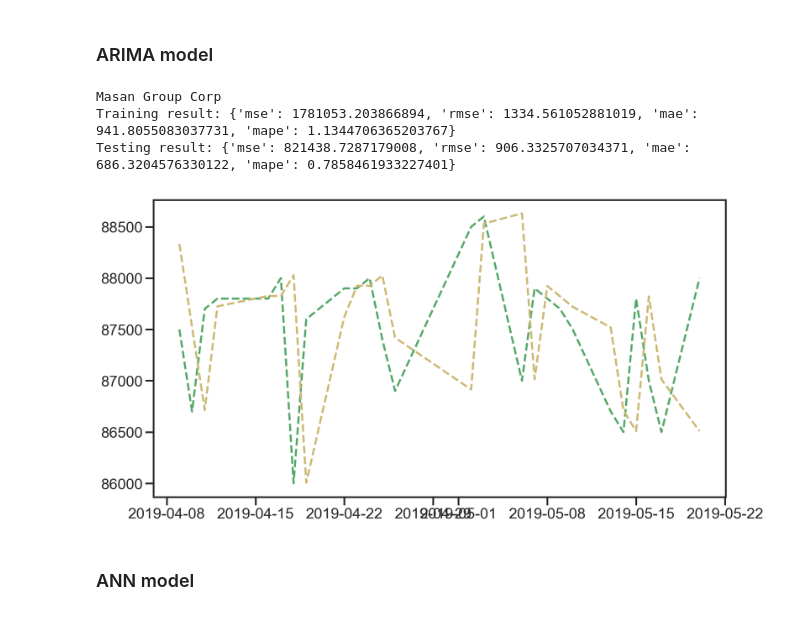
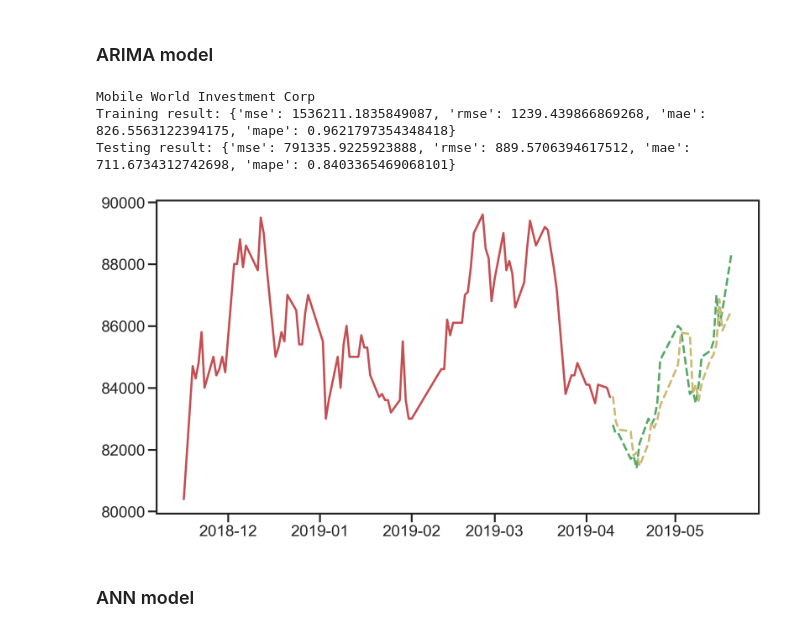
Before and after one commit to thanhphuong163/ForecastingStockPrice_thesis, a Jupyter notebook: get_images.ipynb, the cells around one changed output. Cells and saved outputs as stored; diff of their text form; code cells hidden in the pictures.

```diff
--- a/get_images.ipynb
+++ b/get_images.ipynb
@@ -56,9 +58,13 @@ end = datetime(2019,1,1)
 
 print(lst_ticket[:5])
 
-df = query.get_historical_data(lst_ticket[:5], start=start)
+df = query.get_historical_data(lst_ticket, start=start)
 closed_price = dict()
-for ticket in lst_ticket[:5]:
+for ticket in lst_ticket[3:10]:
     closed_price[ticket] = df[df.name == ticket]['close']
+
+series = df[df.name == 'Mobile World Investment Corp']['close']
+plt.plot(series)
+plt.show()
 # %% [output]
 ['Ho Chi Minh City Infrastructure Investment JSC', 'Ho Chi Minh City Development Joint Stock Commercial Bank', 'Hoa Phat Group JSC', 'Masan Group Corp', 'Military Commercial Joint Stock Bank']
@@ -86,37 +93,37 @@ def calculate_pacf(time_series, lag=20, alpha=0.01):
 # %% [markdown]
 ### ARIMA model
 # %%
-for ticket in lst_ticket[3:4]:
+start_train = 0.9
+end_train = 0.98
+for ticket in lst_ticket[5:6]:
     time_series = df[df.name == ticket]['close']
     # split data
     time_series = time_series.sort_index()
     size = len(time_series)
-    start_train = 0.9
-    end_train = 0.98
     train_start = int(start_train * size)
     train_end = int(end_train * size)
     train, test = time_series[train_start:train_end], time_series[train_end:]
 
-    result = run_model_with_parameters(train, test, model_selection='ARIMA', order=(1,0,0))
+    result = run_model_with_parameters(train, test, model_selection='ARIMA', order=(1, 1, 2))
     if result['status']:
         validation = result['model'].validate(test)
         time.sleep(1)
         print(ticket)
         print('Training result:', result['train_evaluation'])
         print('Testing result:', result['test_evaluation'])
         fig, ax1 = plt.subplots(nrows=1, ncols=1, figsize=(15, 8))
-#         ax1.plot(train, label='in-sample', color='r', linestyle='-')
+        ax1.plot(train, label='in-sample', color='r', linestyle='-')
         ax1.plot(test, label='held-out', color='g', linestyle='--')
         ax1.plot(validation, label='predicted held-out', color='y', linestyle='--')
     #     ax1.plot(df_ann_validation['yhat'], label='validation held-out', color='purple', linestyle='--')
         plt.show()
     else:
         print('None')
 # %% [output]
-Masan Group Corp
-Training result: {'mse': 1781053.203866894, 'rmse': 1334.561052881019, 'mae': 941.8055083037731, 'mape': 1.1344706365203767}
-Testing result: {'mse': 821438.7287179008, 'rmse': 906.3325707034371, 'mae': 686.3204576330122, 'mape': 0.7858461933227401}
+Mobile World Investment Corp
+Training result: {'mse': 1536211.1835849087, 'rmse': 1239.439866869268, 'mae': 826.5563122394175, 'mape': 0.9621797354348418}
+Testing result: {'mse': 791335.9225923888, 'rmse': 889.5706394617512, 'mae': 711.6734312742698, 'mape': 0.8403365469068101}
-[figure, old version]
+[figure, new version]
 # %% [markdown]
 ### ANN model
 # %%
```
Also changed, not shown: parts of 9 cells of this notebook, 3 other files.
